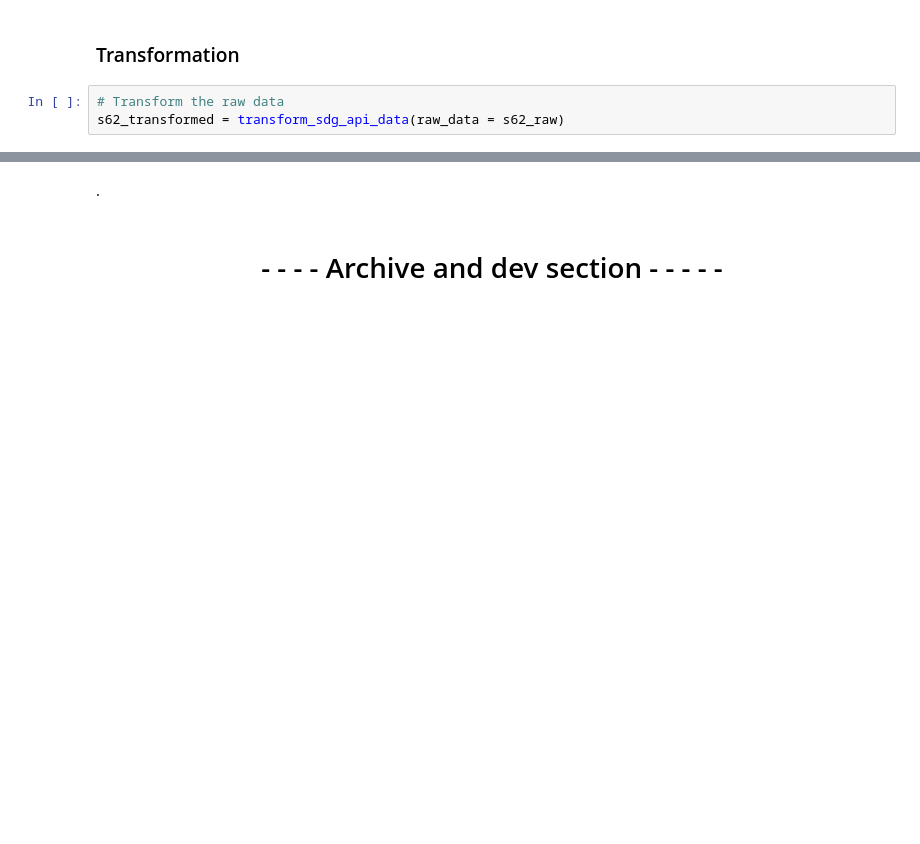
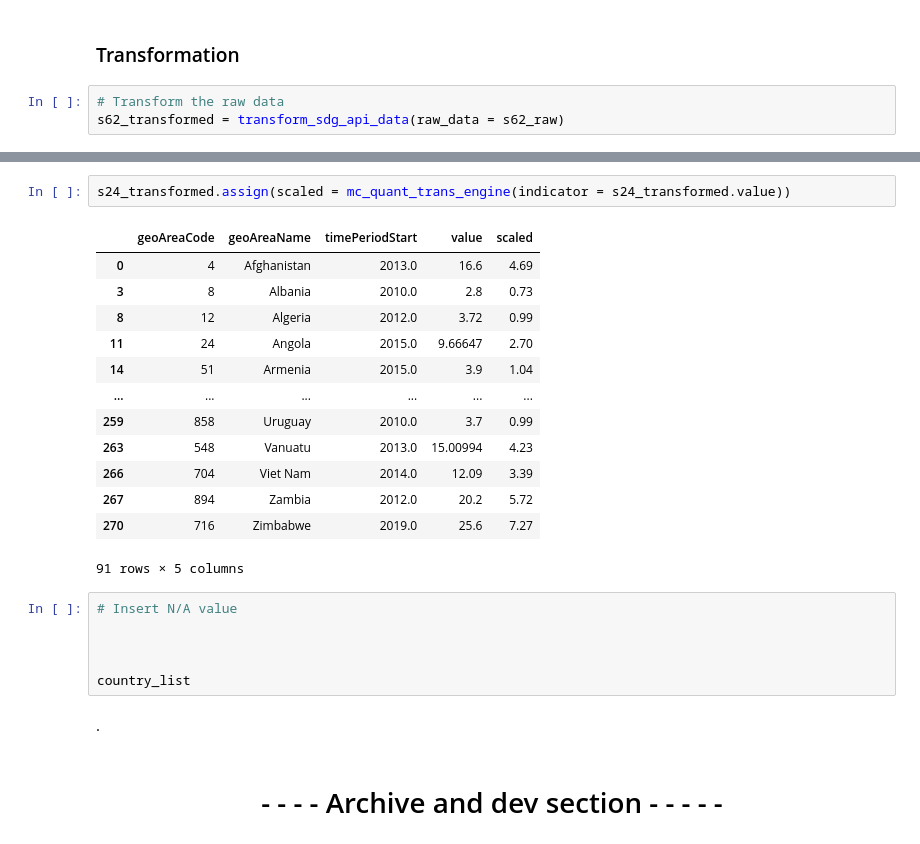
Before and after one commit to m-g-d-c/crba-etl, a Jupyter notebook: main.ipynb, the cells around one changed output, grey strips where cells are left out. Saved outputs shown, nothing was run; the diff lists cells and outputs as text; blank space fills up the shorter version.

Commit message:
Update main.ipynb
Add alpha version of the function that normalizes (scales) the raw data

```diff
--- a/main.ipynb
+++ b/main.ipynb
@@ -400,3 +387,25 @@ max_val
+# %%
+s24_transformed.assign(scaled = mc_quant_trans_engine(indicator = s24_transformed.value))
+# %% [output]
+|  | geoAreaCode | geoAreaName | timePeriodStart | value | scaled |
+| 0 | 4 | Afghanistan | 2013.0 | 16.6 | 4.69 |
+| 3 | 8 | Albania | 2010.0 | 2.8 | 0.73 |
+| 8 | 12 | Algeria | 2012.0 | 3.72 | 0.99 |
+| 11 | 24 | Angola | 2015.0 | 9.66647 | 2.70 |
+| 14 | 51 | Armenia | 2015.0 | 3.9 | 1.04 |
+| ... | ... | ... | ... | ... | ... |
+| 259 | 858 | Uruguay | 2010.0 | 3.7 | 0.99 |
+| 263 | 548 | Vanuatu | 2013.0 | 15.00994 | 4.23 |
+| 266 | 704 | Viet Nam | 2014.0 | 12.09 | 3.39 |
+| 267 | 894 | Zambia | 2012.0 | 20.2 | 5.72 |
+| 270 | 716 | Zimbabwe | 2019.0 | 25.6 | 7.27 |
+91 rows × 5 columns
+# %%
+# Insert N/A value
+
+
+
+country_list
 # %% [markdown]
 
 
```
Also changed, not shown: parts of 9 cells of this notebook.
